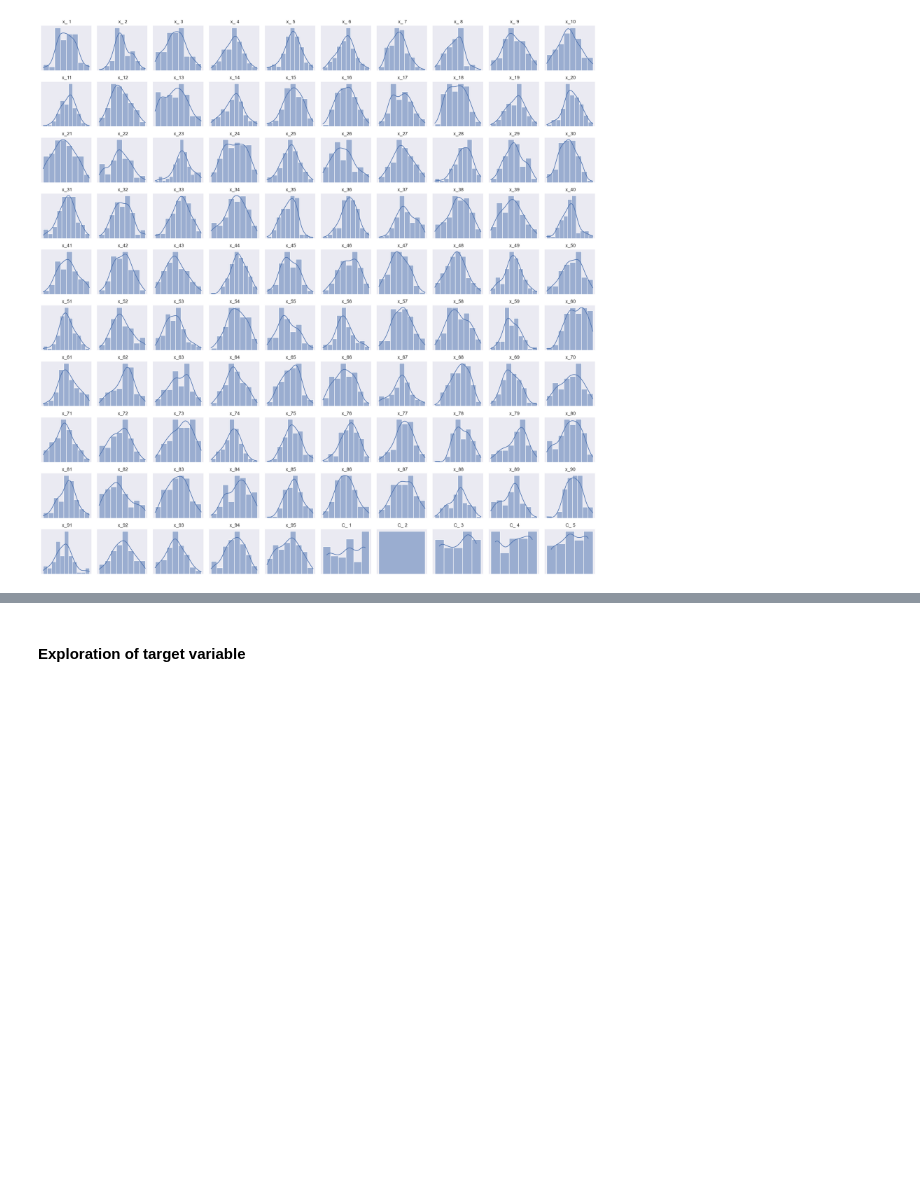
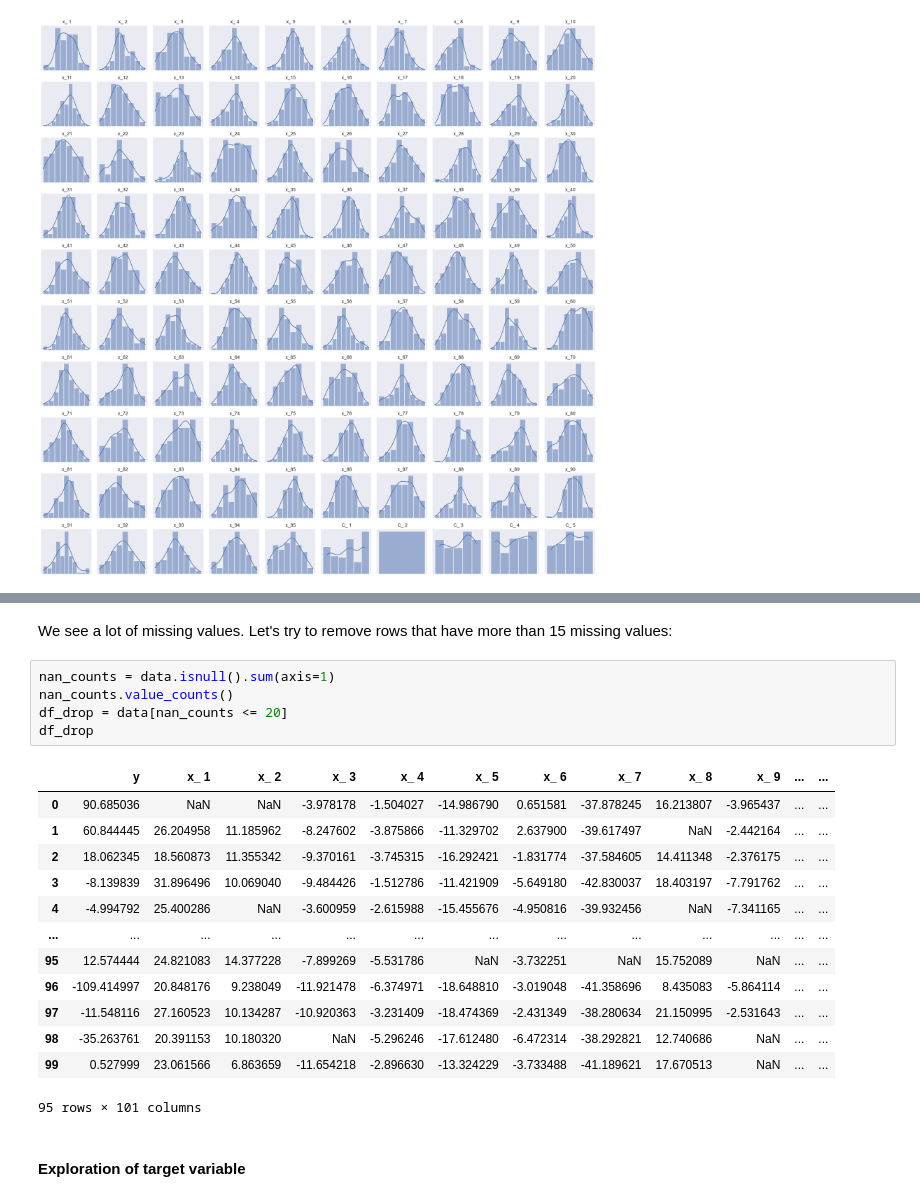
Before and after one commit to SorenBlattBendtsen/02582, a Jupyter notebook: Assignment_1/assignment1_notebook.ipynb, the cells around one changed output, grey strips where cells are left out. Drawn from its saved outputs; the diff is of its cells as text; blank space fills up the shorter version.

```diff
--- a/Assignment_1/assignment1_notebook.ipynb
+++ b/Assignment_1/assignment1_notebook.ipynb
@@ -89,6 +100,27 @@ plt.tight_layout()
 plt.show()
 # %% [output]
 [figure]
+# %% [markdown]
+We see a lot of missing values. Let's try to remove rows that have more than 15 missing values:
+# %%
+nan_counts = data.isnull().sum(axis=1)
+nan_counts.value_counts()
+df_drop = data[nan_counts <= 20]
+df_drop
+# %% [output]
+|  | y | x_ 1 | x_ 2 | x_ 3 | x_ 4 | x_ 5 | x_ 6 | x_ 7 | x_ 8 | x_ 9 | ... | ... |
+| 0 | 90.685036 | NaN | NaN | -3.978178 | -1.504027 | -14.986790 | 0.651581 | -37.878245 | 16.213807 | -3.965437 | ... | ... |
+| 1 | 60.844445 | 26.204958 | 11.185962 | -8.247602 | -3.875866 | -11.329702 | 2.637900 | -39.617497 | NaN | -2.442164 | ... | ... |
+| 2 | 18.062345 | 18.560873 | 11.355342 | -9.370161 | -3.745315 | -16.292421 | -1.831774 | -37.584605 | 14.411348 | -2.376175 | ... | ... |
+| 3 | -8.139839 | 31.896496 | 10.069040 | -9.484426 | -1.512786 | -11.421909 | -5.649180 | -42.830037 | 18.403197 | -7.791762 | ... | ... |
+| 4 | -4.994792 | 25.400286 | NaN | -3.600959 | -2.615988 | -15.455676 | -4.950816 | -39.932456 | NaN | -7.341165 | ... | ... |
+| ... | ... | ... | ... | ... | ... | ... | ... | ... | ... | ... | ... | ... |
+| 95 | 12.574444 | 24.821083 | 14.377228 | -7.899269 | -5.531786 | NaN | -3.732251 | NaN | 15.752089 | NaN | ... | ... |
+| 96 | -109.414997 | 20.848176 | 9.238049 | -11.921478 | -6.374971 | -18.648810 | -3.019048 | -41.358696 | 8.435083 | -5.864114 | ... | ... |
+| 97 | -11.548116 | 27.160523 | 10.134287 | -10.920363 | -3.231409 | -18.474369 | -2.431349 | -38.280634 | 21.150995 | -2.531643 | ... | ... |
+| 98 | -35.263761 | 20.391153 | 10.180320 | NaN | -5.296246 | -17.612480 | -6.472314 | -38.292821 | 12.740686 | NaN | ... | ... |
+| 99 | 0.527999 | 23.061566 | 6.863659 | -11.654218 | -2.896630 | -13.324229 | -3.733488 | -41.189621 | 17.670513 | NaN | ... | ... |
+95 rows × 101 columns
 # %% [markdown]
 #### Exploration of target variable
 # %%
```
Also changed, not shown: parts of 14 cells of this notebook.
